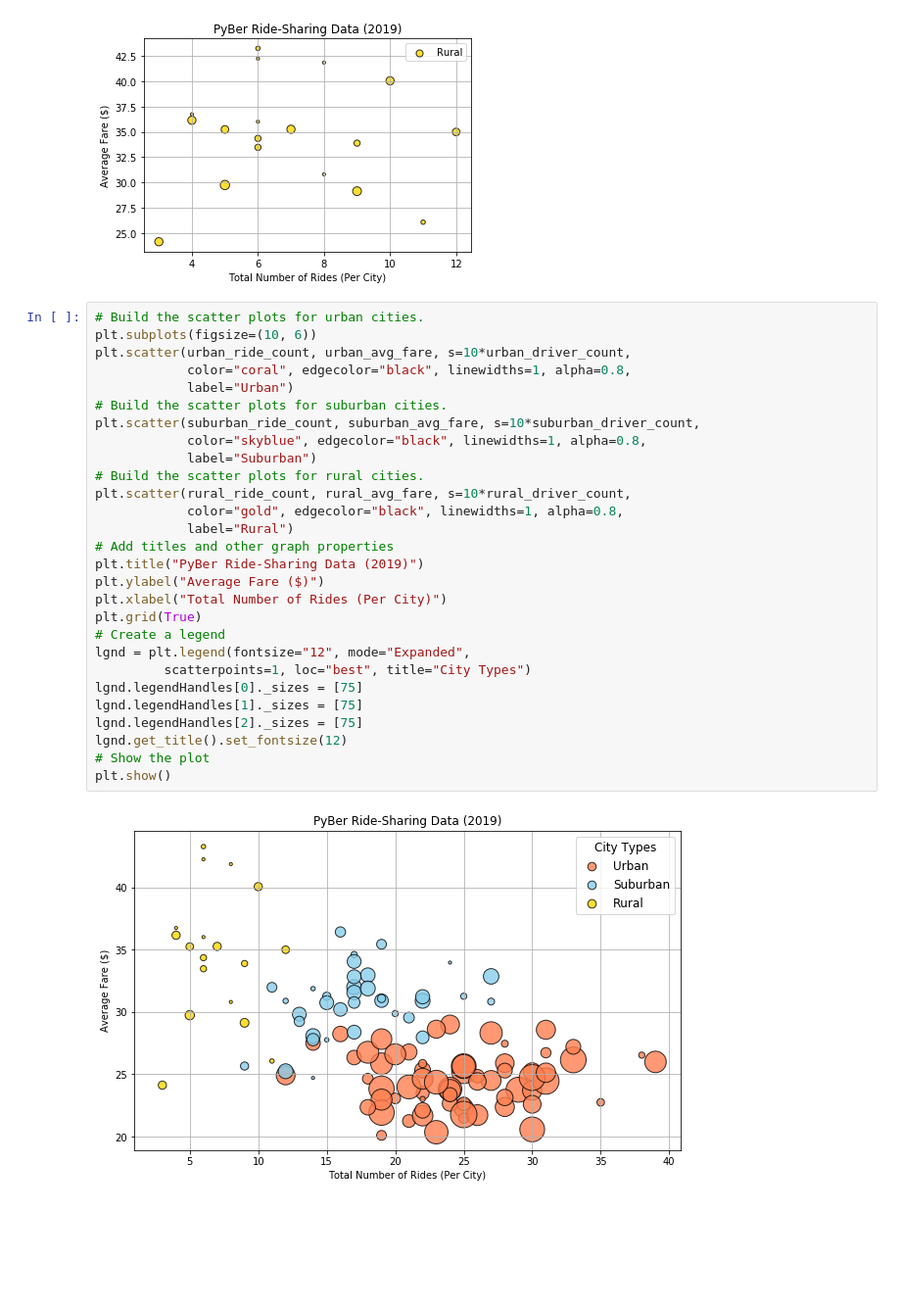
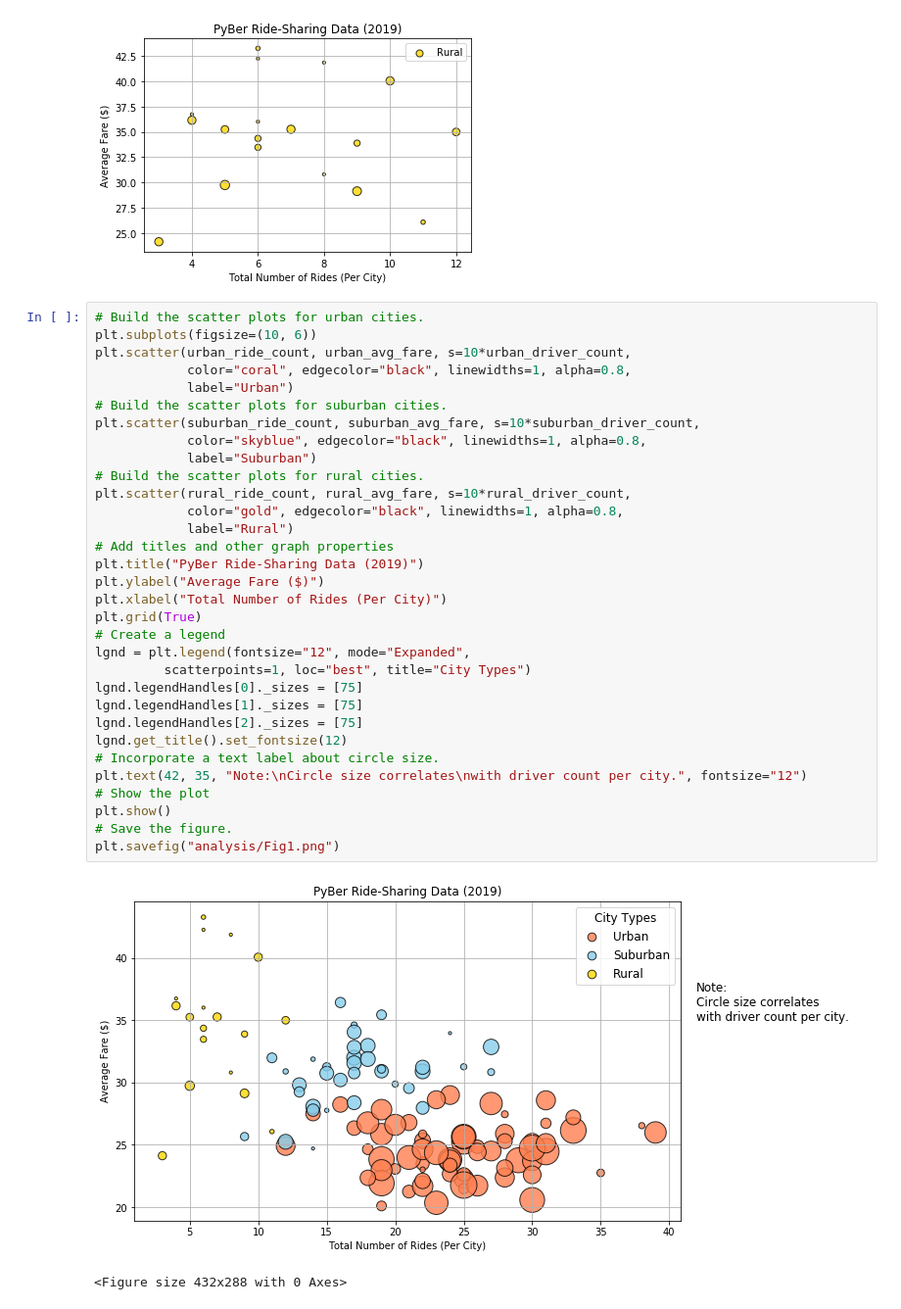
Before and after one commit to diapopa/PyBer_Analysis, a Jupyter notebook: PyBer.ipynb, the cells around one changed output. Shown at 98% size. Drawn from its saved outputs; the diff is of its cells as text; blank space fills up the shorter version.

Commit message:
Added figures to analysis

```diff
--- a/PyBer.ipynb
+++ b/PyBer.ipynb
@@ -189,30 +193,35 @@ plt.legend()
 # %%
 # Build the scatter plots for urban cities.
 plt.subplots(figsize=(10, 6))
 plt.scatter(urban_ride_count, urban_avg_fare, s=10*urban_driver_count,
             color="coral", edgecolor="black", linewidths=1, alpha=0.8,
             label="Urban")
 # Build the scatter plots for suburban cities.
 plt.scatter(suburban_ride_count, suburban_avg_fare, s=10*suburban_driver_count,
             color="skyblue", edgecolor="black", linewidths=1, alpha=0.8,
             label="Suburban")
 # Build the scatter plots for rural cities.
 plt.scatter(rural_ride_count, rural_avg_fare, s=10*rural_driver_count,
             color="gold", edgecolor="black", linewidths=1, alpha=0.8,
             label="Rural")
 # Add titles and other graph properties
 plt.title("PyBer Ride-Sharing Data (2019)")
 plt.ylabel("Average Fare ($)")
 plt.xlabel("Total Number of Rides (Per City)")
 plt.grid(True)
 # Create a legend
 lgnd = plt.legend(fontsize="12", mode="Expanded",
          scatterpoints=1, loc="best", title="City Types")
 lgnd.legendHandles[0]._sizes = [75]
 lgnd.legendHandles[1]._sizes = [75]
 lgnd.legendHandles[2]._sizes = [75]
 lgnd.get_title().set_fontsize(12)
+# Incorporate a text label about circle size.
+plt.text(42, 35, "Note:\nCircle size correlates\nwith driver count per city.", fontsize="12")
 # Show the plot
 plt.show()
+# Save the figure.
+plt.savefig("analysis/Fig1.png")
 # %% [output]
-[figure, old version]
+[figure, new version]
+<Figure size 432x288 with 0 Axes>
```
Also changed, not shown: parts of 36 cells of this notebook, 3 other files.
